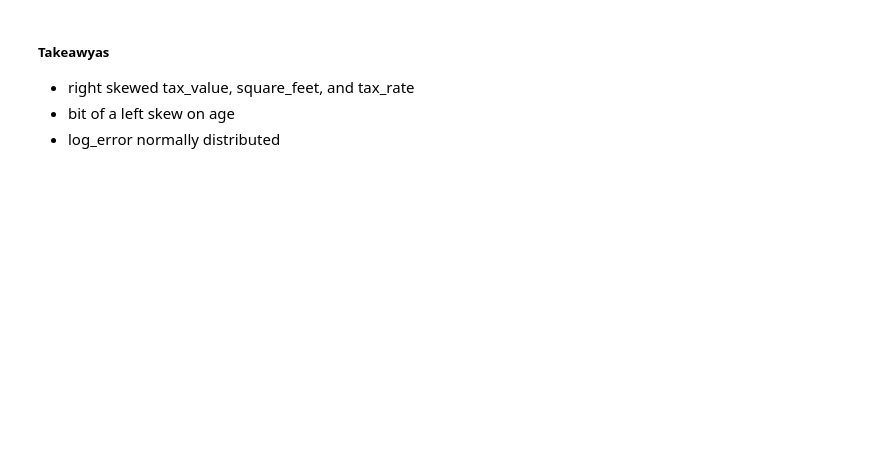
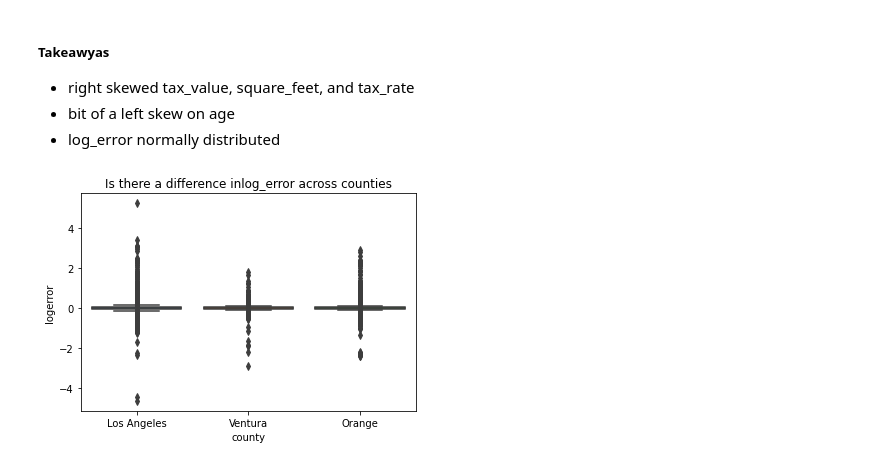
Before and after one commit to hrodjr/zestimate_error_drivers_project, a Jupyter notebook: scratch_notebook.ipynb, the cells around one changed output. Cells and saved outputs as stored; diff of their text form; code cells hidden in the pictures; blank space fills up the shorter version.

```diff
--- a/scratch_notebook.ipynb
+++ b/scratch_notebook.ipynb
@@ -86,3 +47,0 @@ prepare.get_box(df)
-# %%
-df = prepare.remove_outliers(df, k = 1.5 , col_list = ['bathrooms', 'bedrooms', 'tax_value', 'tax_rate', 'square_feet', 'age', 'log_error'])
-df.head()
@@ -95,4 +48,5 @@ train, validate, test = prepare.train_validate_test_split(df)
 # %%
+train, validate, test = train_validate_test_split(df)
 print("train observations: ", train.size)
 print("validate observations: ", validate.size)
 print("test observations: ", test.size)
@@ -115,9 +86,11 @@ for col in train.columns:
 - log_error normally distributed
 # %%
 #Does log error differ across counties?
-sns.boxplot(train.county_code, train.log_error)
-plt.title("Is there a difference in log_error across counties")
+sns.boxplot(train.county, train.logerror)
+plt.title("Is there a difference inlog_error across counties")
 plt.show()
+# %% [output]
+[figure, added]
 # %%
 #Is there a relationship between log_error and bathrooms?
 print("Is there a relationship between log_error and bathrooms?")
```
Also changed, not shown: parts of 24 cells of this notebook, 1 other file.
